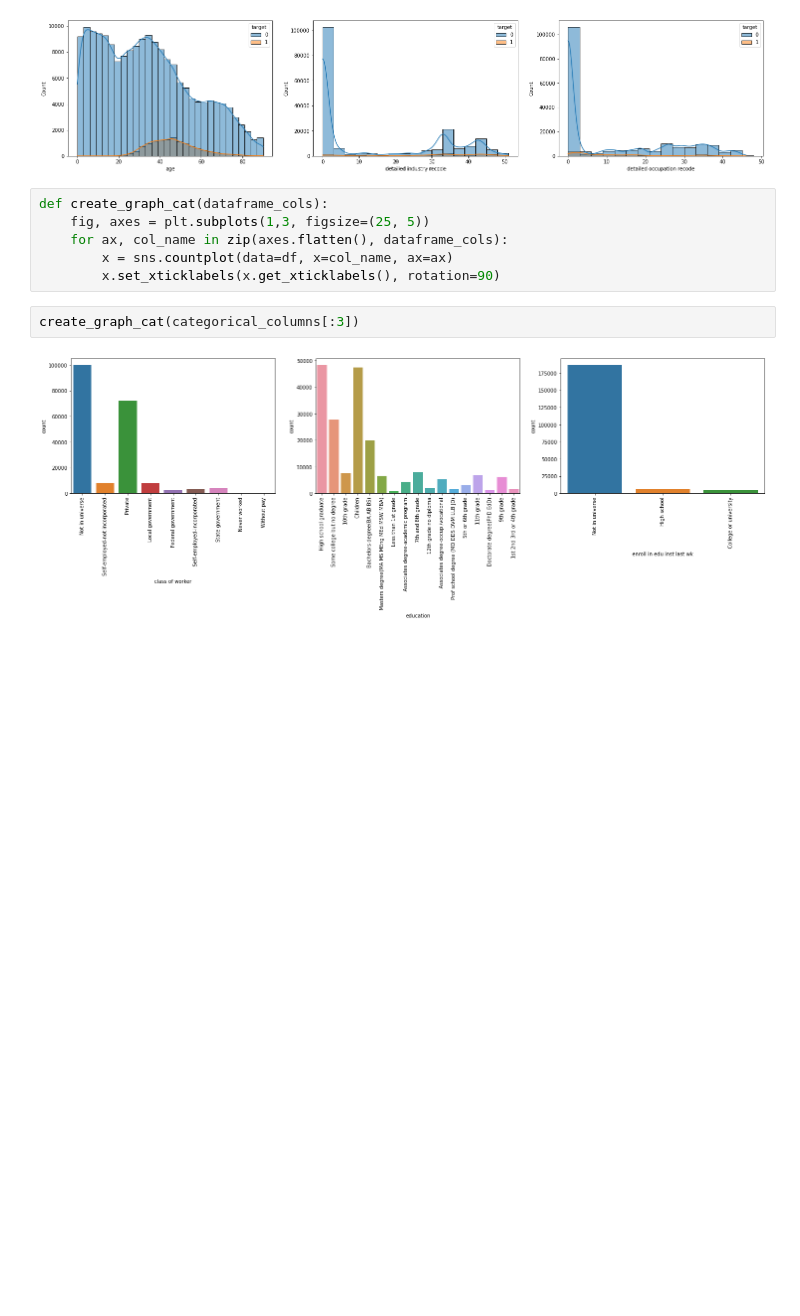
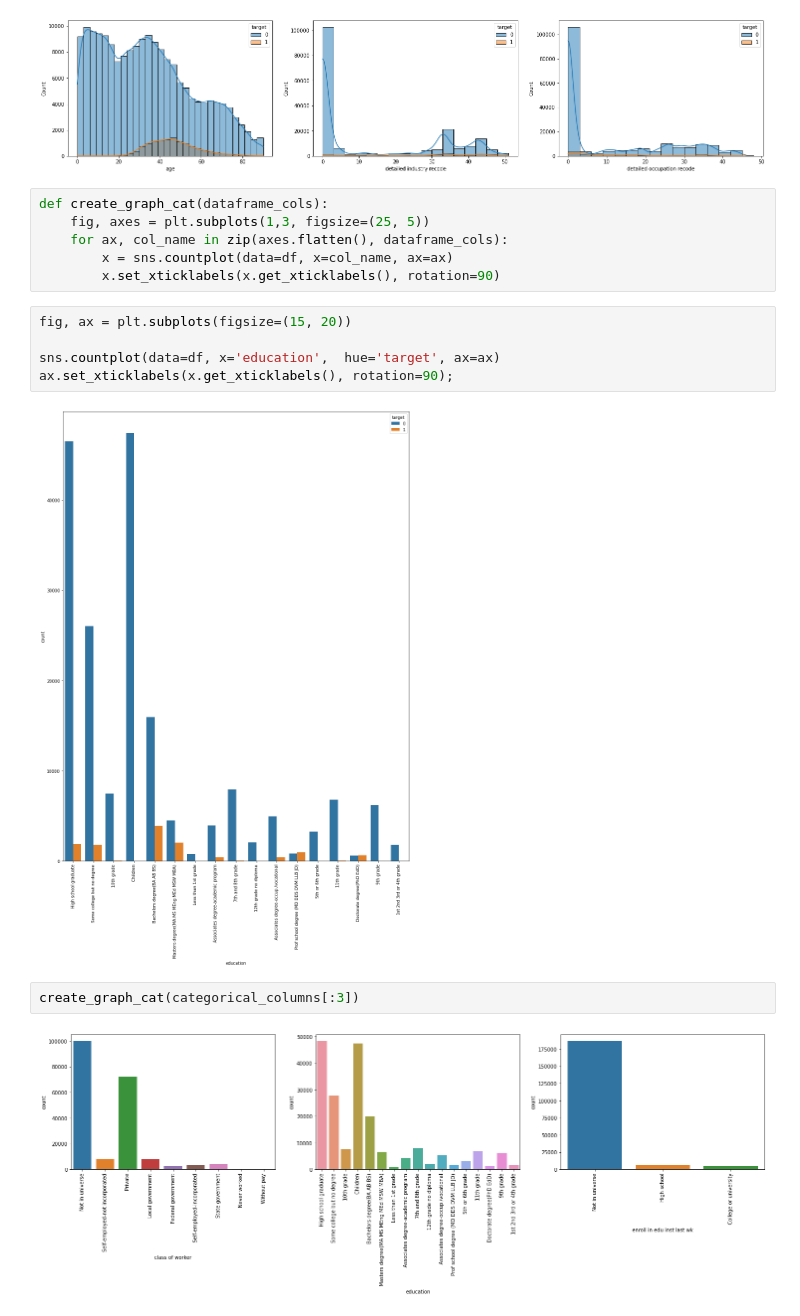
Before and after one commit to retimadangol/US-Census-data-practicum, a Jupyter notebook: exploratory_analysis.ipynb, the cells around one changed output. Saved outputs shown, nothing was run; the diff lists cells and outputs as text; blank space fills up the shorter version.

```diff
--- a/exploratory_analysis.ipynb
+++ b/exploratory_analysis.ipynb
@@ -194,6 +192,13 @@ def create_graph_cat(dataframe_cols):
     for ax, col_name in zip(axes.flatten(), dataframe_cols):
         x = sns.countplot(data=df, x=col_name, ax=ax)
         x.set_xticklabels(x.get_xticklabels(), rotation=90)
+# %%
+fig, ax = plt.subplots(figsize=(15, 20))
+
+sns.countplot(data=df, x='education',  hue='target', ax=ax)
+ax.set_xticklabels(x.get_xticklabels(), rotation=90);
+# %% [output]
+[figure, added]
 # %%
 create_graph_cat(categorical_columns[:3])
 # %% [output]
```
Also changed, not shown: parts of 3 cells of this notebook, 3 other files.
